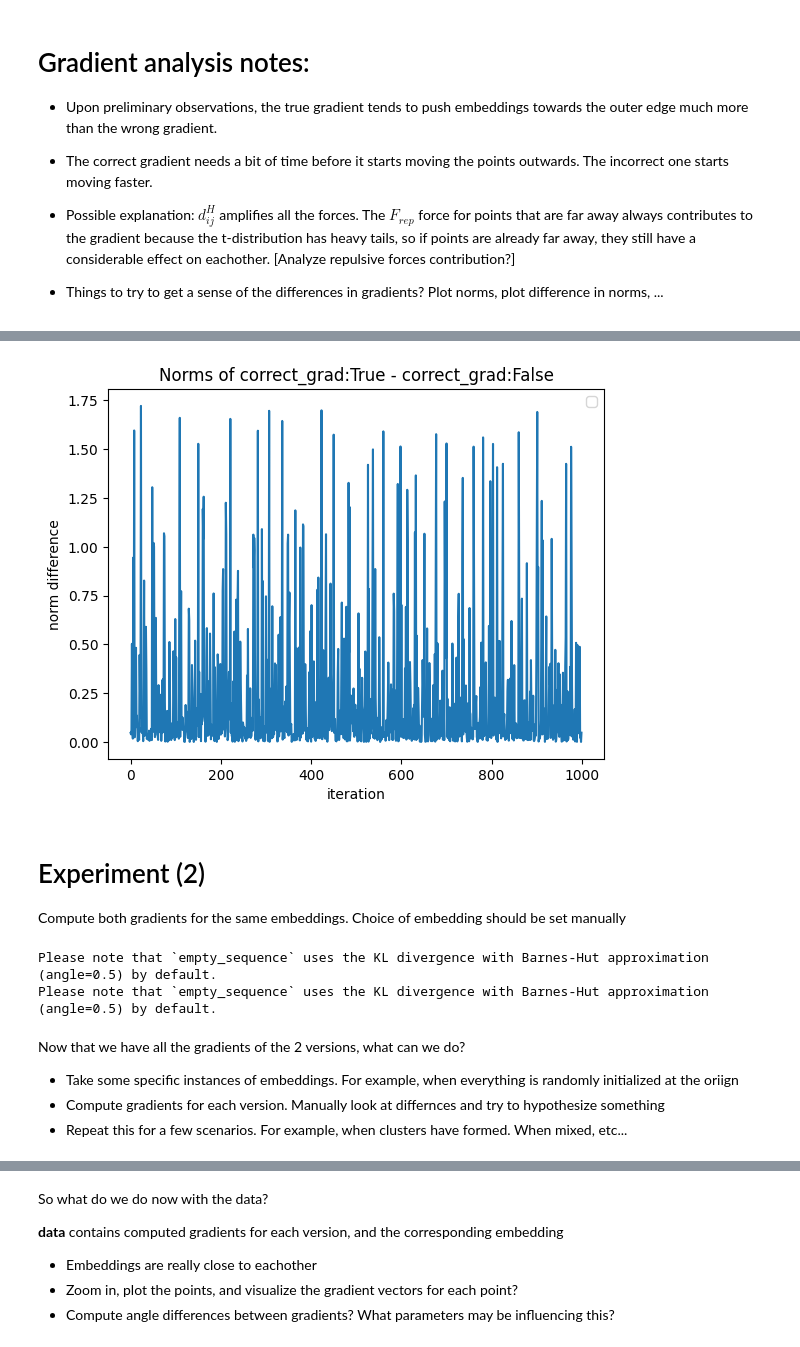
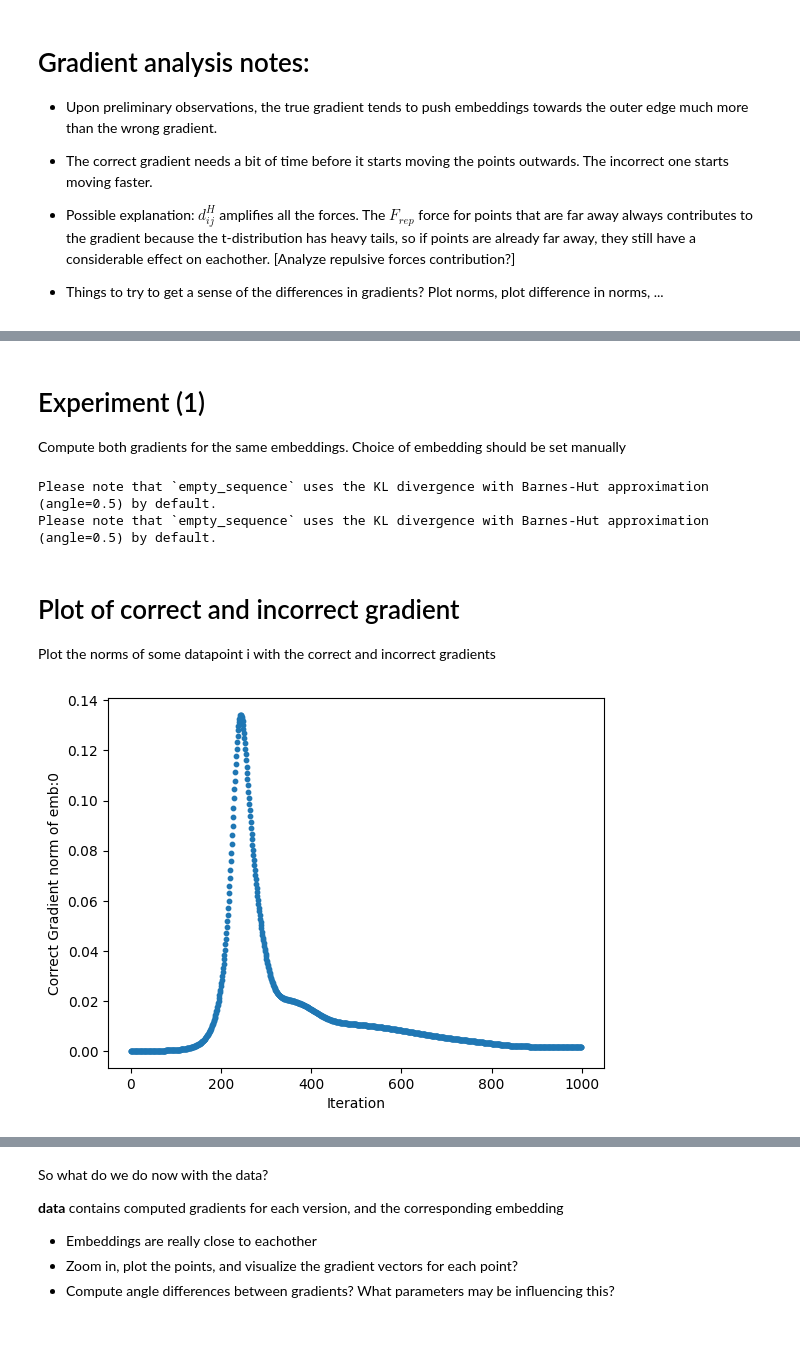
Before and after one commit to Haoranxia/hyperbolic-tsne, a Jupyter notebook: experiment_gradient.ipynb, the cells around one changed output, grey strips where cells are left out. Drawn from its saved outputs; the diff is of its cells as text; code cells hidden in the pictures.

```diff
--- a/experiment_gradient.ipynb
+++ b/experiment_gradient.ipynb
@@ -282,26 +242,5 @@ for correct_gradient in correct_gradients:
-# %%
-# Norm difference of [correct gradients] - [incorrect gradients]
-norm_difference = np.abs(all_norms[0] - all_norms[1])
-idxs = np.array([i for i in range(norm_difference.shape[0])])
-
-# Create a figure and axis
-fig, ax = plt.subplots()
-
-# Plot the data
-ax.plot(idxs, norm_difference)
-
-# Add labels and title
-ax.set_xlabel('iteration')
-ax.set_ylabel('norm difference')
-ax.set_title(f'Norms of correct_grad:{True} - correct_grad:{False}')
-ax.legend()
-
-# Show the plot
-plt.show()
-# %% [output]
-[figure, removed]
 # %% [markdown]
-# Experiment (2)
+# Experiment (1)
 Compute both gradients for the same embeddings. Choice of embedding should be set manually
 # %%
 from gradient_experiments import GradientComparisons
@@ -330,8 +269,35 @@ for correct_gradient in correct_gradients:
 # %% [output]
 Please note that `empty_sequence` uses the KL divergence with Barnes-Hut approximation (angle=0.5) by default.
 Please note that `empty_sequence` uses the KL divergence with Barnes-Hut approximation (angle=0.5) by default.
-# %% [markdown]
-Now that we have all the gradients of the 2 versions, what can we do?
-- Take some specific instances of embeddings. For example, when everything is randomly initialized at the oriign
-- Compute gradients for each version. Manually look at differnces and try to hypothesize something
-- Repeat this for a few scenarios. For example, when clusters have formed. When mixed, etc...
+# %% [markdown]
+# Plot of correct and incorrect gradient
+
+Plot the norms of some datapoint i with the correct and incorrect gradients
+# %%
+from matplotlib import pyplot as plt
+node = 0
+# %%
+# Plot correct gradient data of node {node}
+correct_grad_directory = Path("results/gradient_comparisons/correct_grad_True")
+
+# Loop over all gradient files
+files = sorted(correct_grad_directory.iterdir(), key=lambda file: int(file.name.split(".")[0]))
+data_size = len(files)
+grads_c = np.zeros((data_size, 2))
+
+for idx, grad_file in enumerate(files):
+    data = np.loadtxt(str(grad_file), delimiter=',')
+    grads_c[idx] = data[node]
+
+# Establish x-coordinates
+xs = np.array([x for x in range(data_size)])
+
+# Compute norms
+grads_c = np.linalg.norm(grads_c, axis=1)
+
+plt.scatter(xs, grads_c, s=10)
+plt.ylabel(f"Correct Gradient norm of emb:{node}")
+plt.xlabel("Iteration")
+plt.show()
+# %% [output]
+[figure, added]
```
Also changed, not shown: parts of 19 cells of this notebook, 3 other files.
